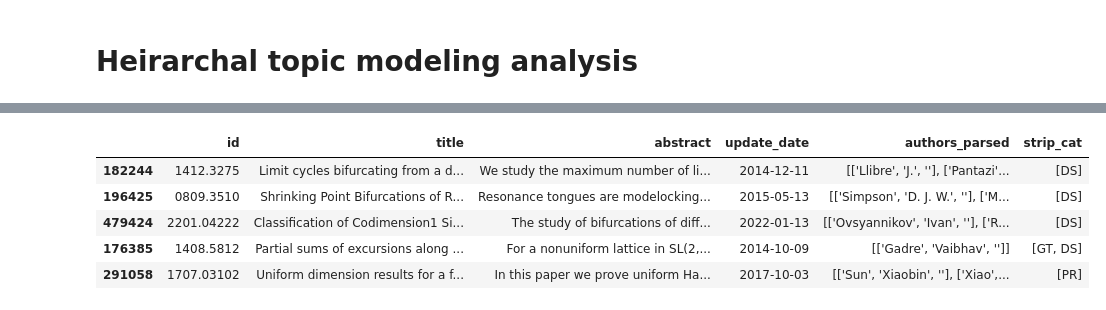
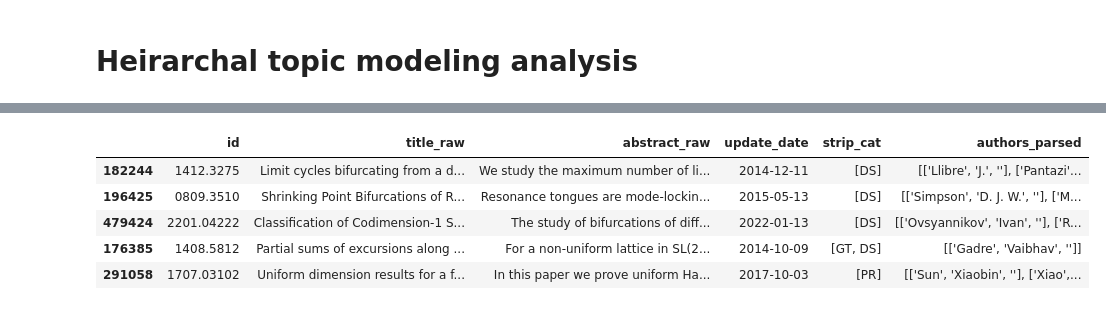
Before and after one commit to Anirban-7/Arxiv_Recommender, a Jupyter notebook: Two_step_topic_modeling.ipynb, the cells around one changed output, grey strips where cells are left out. Drawn from its saved outputs; the diff is of its cells as text; code cells hidden in the pictures.

```diff
--- a/Two_step_topic_modeling.ipynb
+++ b/Two_step_topic_modeling.ipynb
@@ -238,12 +353,12 @@ base_topic_model , cluster_topic_model = construct_models(kmeans_model_params=km
 # %%
-## Load the dataset
+## Load the library
 
-df = pd.read_parquet('./data/filter_20k.parquet')
-df.head()
+library = pd.read_parquet('./data/library.parquet')
+library.head()
 # %% [output]
-|  | id | title | abstract | update_date | authors_parsed | strip_cat |
-| 182244 | 1412.3275 | Limit cycles bifurcating from a d... | We study the maximum number of li... | 2014-12-11 | [['Llibre', 'J.', ''], ['Pantazi'... | [DS] |
-| 196425 | 0809.3510 | Shrinking Point Bifurcations of R... | Resonance tongues are modelocking... | 2015-05-13 | [['Simpson', 'D. J. W.', ''], ['M... | [DS] |
-| 479424 | 2201.04222 | Classification of Codimension1 Si... | The study of bifurcations of diff... | 2022-01-13 | [['Ovsyannikov', 'Ivan', ''], ['R... | [DS] |
-| 176385 | 1408.5812 | Partial sums of excursions along ... | For a nonuniform lattice in SL(2,... | 2014-10-09 | [['Gadre', 'Vaibhav', '']] | [GT, DS] |
-| 291058 | 1707.03102 | Uniform dimension results for a f... | In this paper we prove uniform Ha... | 2017-10-03 | [['Sun', 'Xiaobin', ''], ['Xiao',... | [PR] |
+|  | id | title_raw | abstract_raw | update_date | strip_cat | authors_parsed |
+| 182244 | 1412.3275 | Limit cycles bifurcating from a d... | We study the maximum number of li... | 2014-12-11 | [DS] | [['Llibre', 'J.', ''], ['Pantazi'... |
+| 196425 | 0809.3510 | Shrinking Point Bifurcations of R... | Resonance tongues are mode-lockin... | 2015-05-13 | [DS] | [['Simpson', 'D. J. W.', ''], ['M... |
+| 479424 | 2201.04222 | Classification of Codimension-1 S... | The study of bifurcations of diff... | 2022-01-13 | [DS] | [['Ovsyannikov', 'Ivan', ''], ['R... |
+| 176385 | 1408.5812 | Partial sums of excursions along ... | For a non-uniform lattice in SL(2... | 2014-10-09 | [GT, DS] | [['Gadre', 'Vaibhav', '']] |
+| 291058 | 1707.03102 | Uniform dimension results for a f... | In this paper we prove uniform Ha... | 2017-10-03 | [PR] | [['Sun', 'Xiaobin', ''], ['Xiao',... |
```
Also changed, not shown: parts of 41 cells of this notebook.
